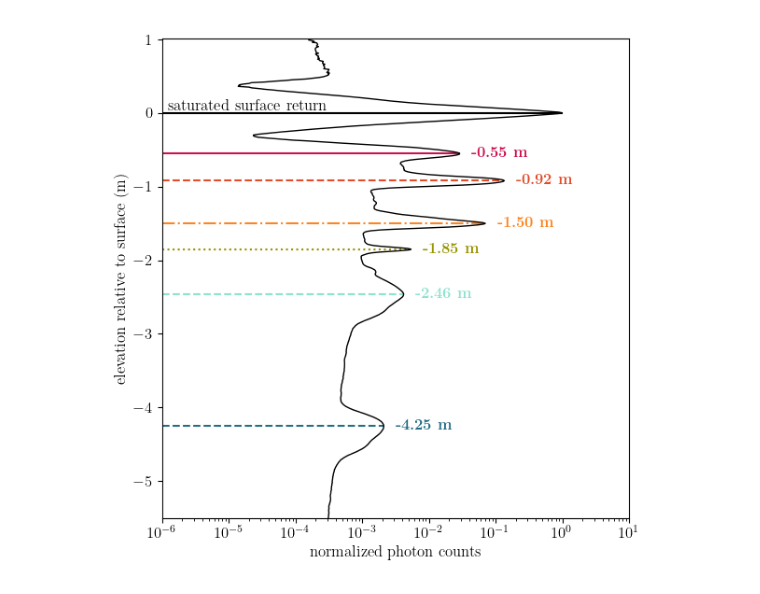
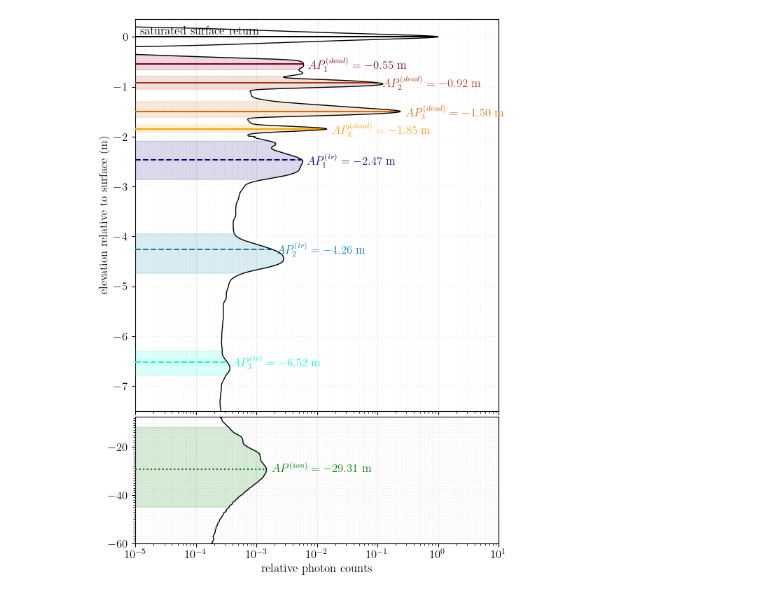
Before and after one commit to fliphilipp/icelakes-methods, a Jupyter notebook: 02-afterpulse-plots.ipynb, the cells around one changed output. Saved outputs shown, nothing was run; the diff lists cells and outputs as text; code cells hidden in the pictures.

Commit message:
add PMT ionization afterpulse to saturated photon histogram

```diff
--- a/02-afterpulse-plots.ipynb
+++ b/02-afterpulse-plots.ipynb
@@ -6,5 +8,5 @@ import pandas as pd
 # %%
-df = pd.read_csv('data/saturation_counts_alldata.csv')
+df = pd.read_csv('data/saturation_counts_alldata_wider.csv')
 
 plt.rcParams.update({
     'font.size': 12,
@@ -12,46 +14,85 @@ plt.rcParams.update({
     'font.family': 'Optima'
 })
 
-thresh_upper = 1.005
-thresh_lower = -5.505
+thresh_upper = 0.35
+thresh_lower = -7.5
+thresh_tail = -60.0
 
-peak_target_elevs = [0.0, -0.55, -0.92, -1.50, -1.85, -2.46, -4.25]
+peak_target_elevs = [0.0, -0.55, -0.92, -1.50, -1.85, -2.47, -4.26, -6.52]
+peak_starts = [0.0, -0.31, -0.79, -1.30, -1.77, -2.09, -3.95, -6.3]
+peak_ends = [0.0, -0.67, -1.06, -1.62, -1.92, -2.87, -4.75, -6.8]
+# lower internal reflection and PMT ionization: -6.52, -29.31
+peak_labels = ['surface'] + [r'$AP_%i^{(dead)}=' % (i+1) for i in range(4)] + [r'$AP_%i^{(ir)}=' % (i+1) for i in range(3)]
 widths_pk = [0.0, 0.3, 0.225, 0.225, 0.225, 0.35, 0.3]
-cols_pk = ['black','#CD104D', '#E14D2A', '#FD841F', '#999400', '#8FE3CF', '#256D85']
-lsty_pk = ['-', '-', '--', '-.', ':', '--', '--']
+cols_pk = ['black','#820021', '#AC3616', '#D56C0B', '#FFA200', '#08007F', '#0480AA', '#00FFD4']
+lsty_pk = ['-', '-', '-', '-', '-', '--', '--', '--']
 
 # for j, beam_select in enumerate(['all', 'strong', 'weak'] + list(np.arange(1,7))):
-for j, beam_select in enumerate(['all']):
-    fig, ax = plt.subplots(figsize=[6, 6], dpi=100)
+#for j, beam_select in enumerate(['all']):
+# for j, beam_select in enumerate(['all', 'strong', 'weak']):
+for j, beam_select in enumerate([4]):
+    fig = plt.figure(figsize=[6, 8], dpi=100)
+    gs = fig.add_gridspec(4, 1)
+    ax = fig.add_subplot(gs[:3, 0])
+    ax2 = fig.add_subplot(gs[3, 0], sharex=ax)
+    plt.setp(ax.get_xticklabels(), visible=False)
     ylms = (thresh_lower, thresh_upper)
-    xlim_ax = (1e-6,10)
+    xlim_ax = (1e-5,10)
 
     vals = df['smooth_%s'%beam_select]
-    ax.plot(vals, df.elev_bins, 'k-', lw=1)
+    ax.plot(vals, df.elev_bins, 'k-', lw=1, zorder=1000)
     for i in range(len(peak_target_elevs)):
         thish = peak_target_elevs[i]
         thispeak_height = vals.iloc[np.argmin(np.abs(df.elev_bins-thish))]
-        ax.plot([xlim_ax[0], thispeak_height], [thish]*2, color=cols_pk[i], ls=lsty_pk[i], zorder=-1000,solid_capstyle='butt')
+        ax.plot([xlim_ax[0], thispeak_height], [thish]*2, color=cols_pk[i], ls=lsty_pk[i], zorder=100,solid_capstyle='butt')
         if i == 0:
             ax.text(1.2*xlim_ax[0], thish, 'saturated surface return', color=cols_pk[i], ha='left', va='bottom')
         else:
-            ax.text(thispeak_height*1.5, thish, r'\textbf{%.2f m}' % thish, color=cols_pk[i], weight='bold', va='center')
+            ax.text(thispeak_height*1.2, thish, r'%s%.2f$ m' % (peak_labels[i],thish), color=cols_pk[i], weight='bold', va='center')
+            u = peak_starts[i]
+            l = peak_ends[i]
+            ys = [u, l] + list(df.elev_bins[(df.elev_bins <= u) & (df.elev_bins >= l)]) + [u]
+            xs = [1e-12, 1e-12] +  list(vals[(df.elev_bins <= u) & (df.elev_bins >= l)]) + [1e-12]
+            ax.add_patch(Polygon(np.transpose(np.vstack((xs,ys))), color=cols_pk[i], alpha=0.15,zorder=50))
 
     if type(beam_select) == str:
         tit = '%s beams' % beam_select
     else:
         tit = 'beam %i' % beam_select
     if j != 0:
         ax.set_title(tit)
 
-    ax.set_xlabel('normalized photon counts')
     ax.set_ylabel('elevation relative to surface (m)')
     ax.set_xlim(xlim_ax)
     ax.set_ylim(ylms)
     ax.set_xscale('log')
+    ax.axes.yaxis.grid(which='major', color='#EEEEEE', linestyle=':', linewidth=0.8, zorder=-1000)
+    ax.axes.xaxis.grid(which='major', color='#EEEEEE', linewidth=0.8, zorder=-1000)
+    ax.axes.xaxis.grid(which='minor', color='#EEEEEE', linestyle=':', linewidth=0.5, zorder=-1000)
+    # ax.grid(which='minor', color='#EEEEEE', linestyle=':', linewidth=0.5)
 
-    fig.tight_layout()
+    ax2.plot(vals, df.elev_bins, 'k-', lw=1, zorder=1000)
+    u = -12
+    l = -45
+    ys = [u, l] + list(df.elev_bins[(df.elev_bins <= u) & (df.elev_bins >= l)]) + [u]
+    xs = [1e-12, 1e-12] +  list(vals[(df.elev_bins <= u) & (df.elev_bins >= l)]) + [1e-12]
+    ax2.add_patch(Polygon(np.transpose(np.vstack((xs,ys))), color='g', alpha=0.15,zorder=50))
+    thish = -29.31
+    thispeak_height = vals.iloc[np.argmin(np.abs(df.elev_bins-thish))]
+    ax2.plot([xlim_ax[0], thispeak_height], [thish]*2, color='g', ls=':', zorder=100,solid_capstyle='butt')
+    ax2.text(thispeak_height*1.2, thish, r'$AP^{(ion)}=%.2f$ m' % thish, color='g', weight='bold', va='center')
 
-    plt.savefig('plots/saturation_counts_beams_%s.jpg' % beam_select, dpi=600)
+    ax2.set_xlabel('relative photon counts')
+    ax2.set_ylim(thresh_tail, thresh_lower)
+    ax2.yaxis.set_minor_locator(AutoMinorLocator(20))
+    ax2.axes.yaxis.grid(which='both', color='#EEEEEE', linestyle=':', linewidth=0.8, zorder=-1000)
+    ax2.axes.xaxis.grid(which='major', color='#EEEEEE', linewidth=0.8, zorder=-1000)
+    ax2.axes.xaxis.grid(which='minor', color='#EEEEEE', linestyle=':', linewidth=0.5, zorder=-1000)
+    #ax2.grid(which='minor', color='#EEEEEE', linestyle=':', linewidth=0.5)
+
+
+    fig.tight_layout(pad=0.2)
+
+    plt.savefig('plots/saturation_counts_beams_%s_PMT.jpg' % beam_select, dpi=600)
 # %% [output]
-[figure, old version]
+[figure, new version]
```
Also changed, not shown: parts of 5 cells of this notebook, 18 other files.
